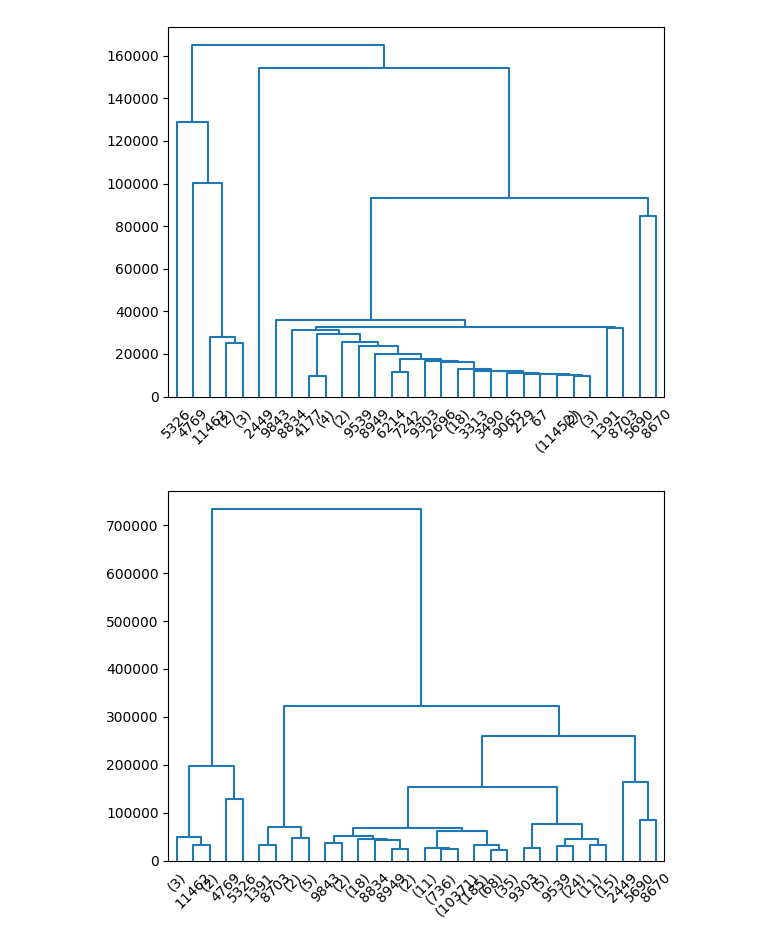
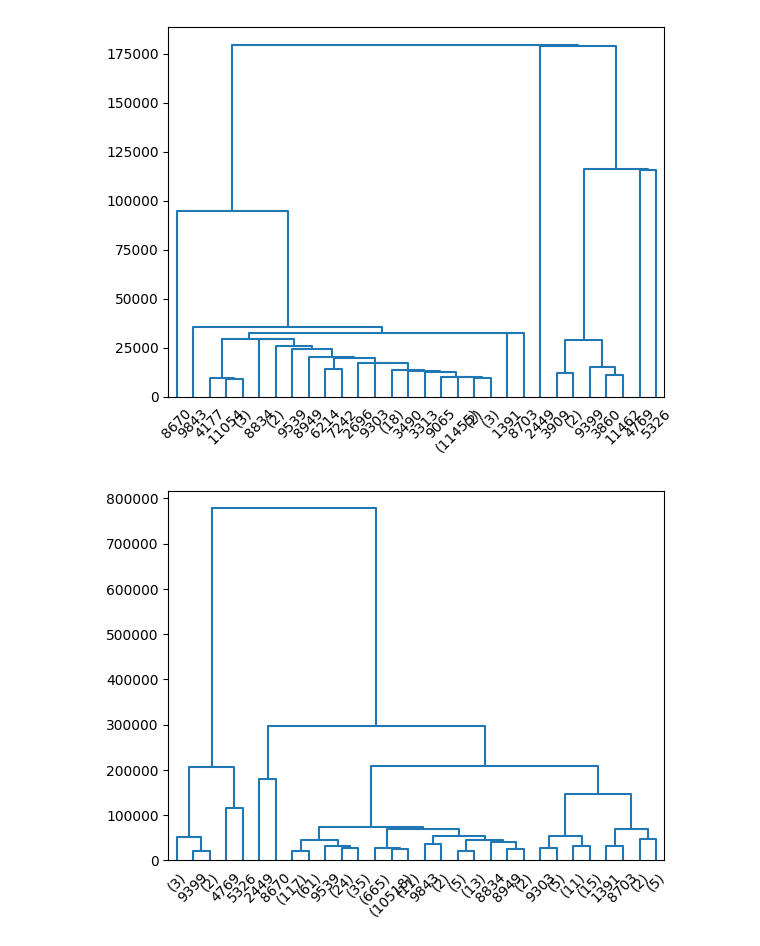
Before and after one commit to federicosilvestri/data-mining, a Jupyter notebook: 2_clustering_analysis.ipynb, the cells around one changed output. Cells and saved outputs as stored; diff of their text form; code cells hidden in the pictures.

```diff
--- a/2_clustering_analysis.ipynb
+++ b/2_clustering_analysis.ipynb
@@ -40,4 +46,5 @@ users = dataset['users.pickle']
 # %%
 users_num_cols = ['statuses_count', 'bot', 'tweets_num', 'tweets_2020_num', 'likes_num', 'comments_num', 'entropy', 'ratio_likes_x_tweets', 'texts_mean_length', 'texts_special_chars_length']
+users_num = users[users_num_cols].astype({'bot': 'int64'})
 
-user_num = users[users_num_cols].astype({'bot': 'int64'}).dropna()
+users_num.info()
@@ -201,13 +289,13 @@ res = dendrogram(data_link, color_threshold=1.0, truncate_mode='lastp')
 # %%
-data_dist = pdist(user_num, metric='euclidean')
+data_dist = pdist(users_num, metric='euclidean')
 data_link = linkage(data_dist, method='single', metric='euclidean')
 res = dendrogram(data_link, color_threshold=0.2, truncate_mode='lastp')
 # %% [output]
-[figure, old version]
+[figure, new version]
 # %%
-data_dist = pdist(user_num, metric='euclidean')
+data_dist = pdist(users_num, metric='euclidean')
 data_link = linkage(data_dist, method='average', metric='euclidean')
 res = dendrogram(data_link, color_threshold=0.4, truncate_mode='lastp')
 # %% [output]
-[figure, old version]
+[figure, new version]
 # %%
```
Also changed, not shown: parts of 43 cells of this notebook, 3 other files.
